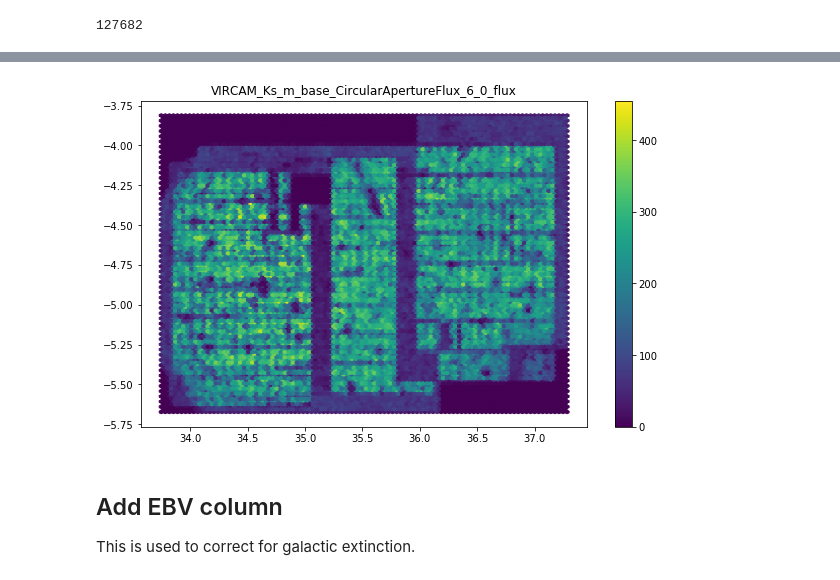
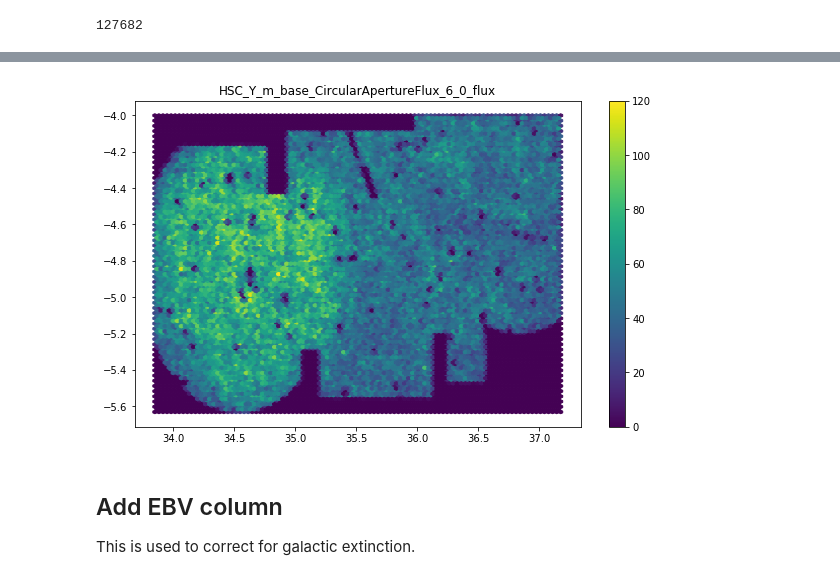
Before and after one commit to lsst-uk/lsst-ir-fusion, a Jupyter notebook: dmu6/dmu6_VIDEO/1_Make_sxds_photoz_input.ipynb, the cells around one changed output, grey strips where cells are left out. Cells and saved outputs as stored; diff of their text form; code cells hidden in the pictures.

```diff
--- a/dmu6/dmu6_VIDEO/1_Make_sxds_photoz_input.ipynb
+++ b/dmu6/dmu6_VIDEO/1_Make_sxds_photoz_input.ipynb
@@ -148,7 +267,10 @@ for c in cat.colnames:
         #print(np.nanmedian(test_cat[c]))
         #Following correction once to fix issue with calibrators and twice to apply apperture corrections!
         if version=='p2021.1':
-            cat[c]-=2*oxfordApCorr['{}_2as'.format(physical_filter)]
+            if 'HSC' in physical_filter:
+                cat[c]-=1*oxfordApCorr['{}_2as'.format(physical_filter)]
+            elif 'VIRCAM' in physical_filter:
+                cat[c]-=2*oxfordApCorr['{}_2as'.format(physical_filter)]
         elif version=='p2022p3':
             cat[c]-=1*oxfordApCorr['{}_2as'.format(physical_filter)]
         #print(np.nanmedian(test_cat[c]))
@@ -160,9 +282,10 @@ for c in cat.colnames:
         physical_filter='{}_{}'.format(c.split('_')[0],c.split('_')[1])
         #print(np.nanmedian(test_cat[c]))
         #Following correction once to fix issue with calibrators and twice to apply apperture corrections!
-        if 'HSC' in physical_filter:
-            cat[c]*=10**(1*oxfordApCorr['{}_2as'.format(physical_filter)]/2.5)
-            print(c,physical_filter,oxfordApCorr['{}_2as'.format(physical_filter)])
-        elif 'VIRCAM' in physical_filter:
-            cat[c]*=10**(1*oxfordApCorr['{}_2as'.format(physical_filter)]/2.5)
-            print(c,physical_filter,2*oxfordApCorr['{}_2as'.format(physical_filter)])
+        if version.startswith('p202'):
+            if 'HSC' in physical_filter:
+                cat[c]*=10**(1*oxfordApCorr['{}_2as'.format(physical_filter)]/2.5)
+                #print(c,physical_filter,oxfordApCorr['{}_2as'.format(physical_filter)])
+            elif 'VIRCAM' in physical_filter:
+                cat[c]*=10**(1*oxfordApCorr['{}_2as'.format(physical_filter)]/2.5)
+                #print(c,physical_filter,2*oxfordApCorr['{}_2as'.format(physical_filter)])
@@ -345,0 +426,21 @@ except KeyError:
+# %%
+hsc_z_flux,hsc_z_fluxerr=(
+    cat['HSC_Z_m_base_CircularApertureFlux_6_0_flux'],cat['HSC_Z_m_base_CircularApertureFlux_6_0_fluxErr'])
+vircam_z_flux,vircam_z_fluxerr=(
+    cat['VIRCAM_Z_m_base_CircularApertureFlux_6_0_flux'],cat['VIRCAM_Z_m_base_CircularApertureFlux_6_0_fluxErr'])
+hsc_y_flux,hsc_y_fluxerr=(
+    cat['HSC_Y_m_base_CircularApertureFlux_6_0_flux'],cat['HSC_Y_m_base_CircularApertureFlux_6_0_fluxErr'])
+vircam_y_flux,vircam_y_fluxerr=(
+    cat['VIRCAM_Y_m_base_CircularApertureFlux_6_0_flux'],cat['VIRCAM_Y_m_base_CircularApertureFlux_6_0_fluxErr'])
+try:
+    z_rat=hsc_z_flux/vircam_z_flux
+    z_m=np.isfinite(z_rat) & (hsc_z_flux/hsc_z_fluxerr>5)
+    y_rat=hsc_y_flux/vircam_y_flux
+    y_m=np.isfinite(y_rat) & (hsc_y_flux/hsc_y_fluxerr>5)
+    plt.hist(z_rat[z_m],bins=100,range=[0,3],alpha=0.5,label='HSC z/VISTA Z')
+    plt.hist(y_rat[y_m],bins=100,range=[0,3],alpha=0.5,label='HSC y/VISTA Y')
+    plt.xlabel('flux ratio')
+    plt.legend()
+    plt.savefig('./figs/flux_ratios_{}.png'.format(version))
+except KeyError:
+    print('No VISTA ZY bands')
@@ -373,14 +476,14 @@ except NameError:
 # %%
 try:
-    fluxCol='VIRCAM_Ks_m_base_CircularApertureFlux_6_0_flux'
-    m=(cat[fluxCol]>0) #& (cat[fluxCol]<30)
+    fluxCol='HSC_Y_m_base_CircularApertureFlux_6_0_flux'
+    m=(cat[fluxCol]/cat[fluxCol.replace('flux','fluxErr')]>5) #& (cat[fluxCol]<30)
     plt.hexbin(cat[m]['ra'],cat[m]['dec'], gridsize=100)
     plt.colorbar()
     plt.title(fluxCol)
 except NameError:
     print('No data')
 # %% [output]
-[figure, old version]
+[figure, new version]
 # %% [markdown]
 ## Add EBV column
 
```
Also changed, not shown: parts of 53 cells of this notebook, 7 other files.
